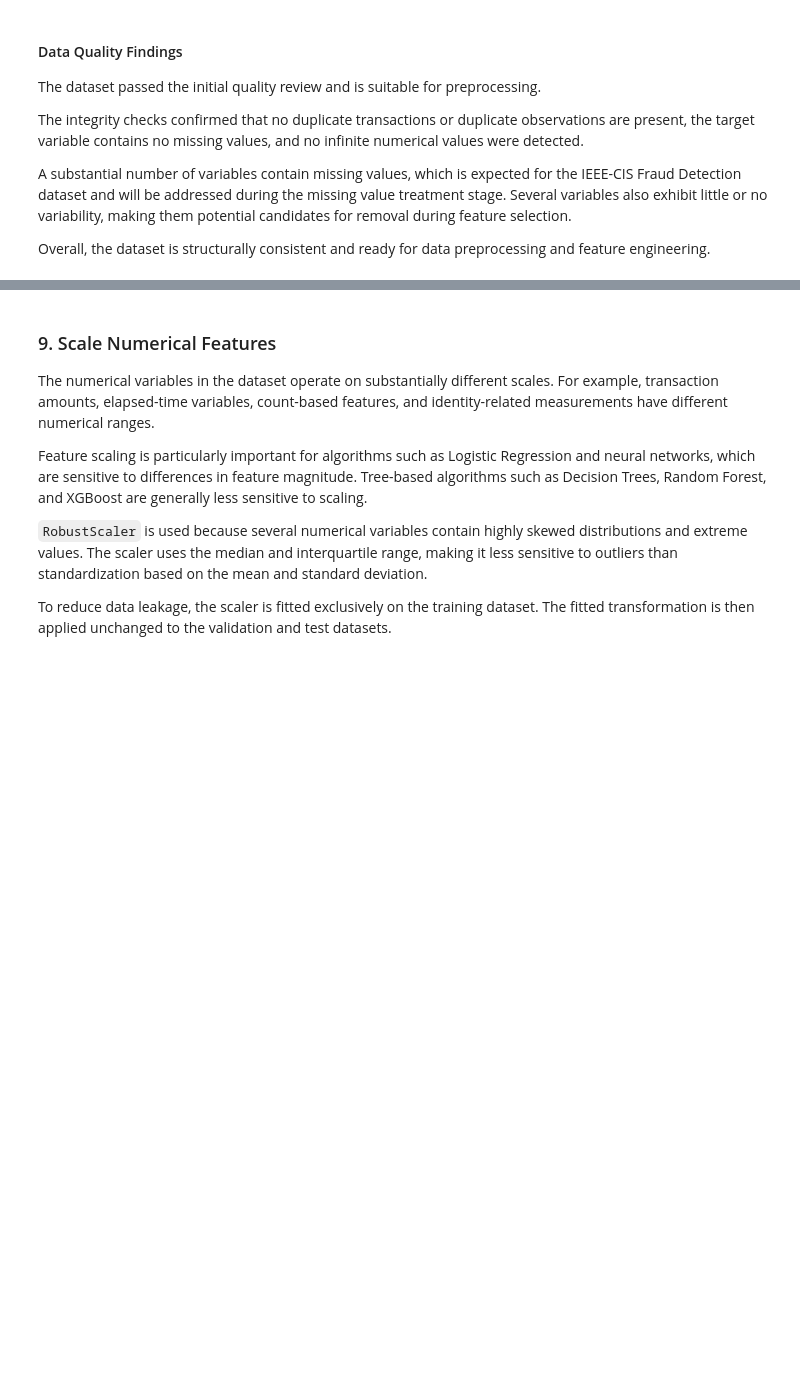
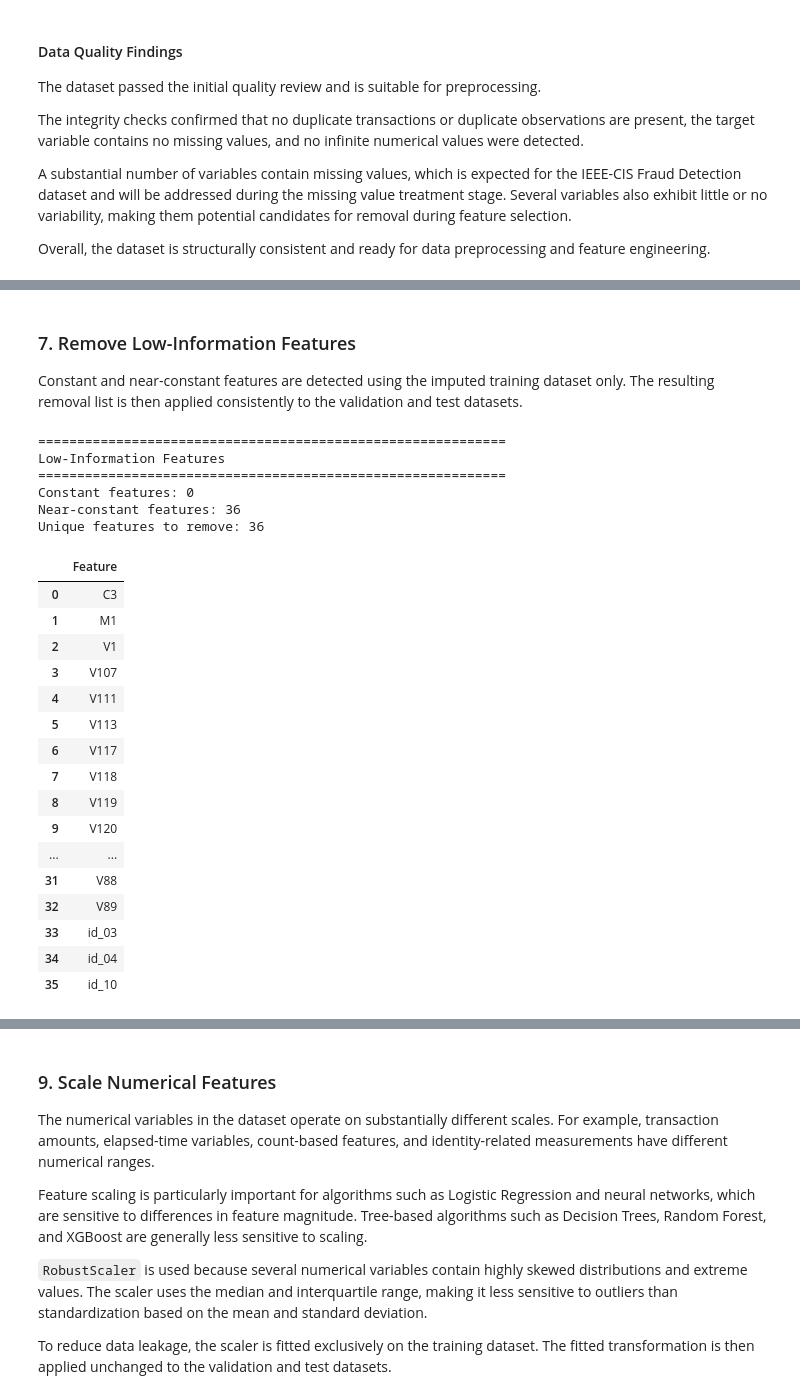
Before and after one commit to antonsoss/explainable-fraud-investigation-platform, a Jupyter notebook: notebooks/02_Data_Preprocessing_Feature_Engineering.ipynb, the cells around one changed output, grey strips where cells are left out. Drawn from its saved outputs; the diff is of its cells as text; code cells hidden in the pictures; blank space fills up the shorter version.

```diff
--- a/notebooks/02_Data_Preprocessing_Feature_Engineering.ipynb
+++ b/notebooks/02_Data_Preprocessing_Feature_Engineering.ipynb
@@ -1794,0 +1071,72 @@ Verification confirmed that there is no transaction overlap between the training
+# %% [markdown]
+### 7. Remove Low-Information Features
+
+Constant and near-constant features are detected using the imputed training dataset only. The resulting removal list is then applied consistently to the validation and test datasets.
+# %%
+# ==========================================================
+# 7.1 Identify Constant and Near-Constant Features
+# ==========================================================
+
+NEAR_CONSTANT_THRESHOLD = 0.995
+
+constant_features = [
+    column
+    for column in X_train.columns
+    if X_train[column].nunique(dropna=False) <= 1
+]
+
+near_constant_features = []
+
+for column in X_train.columns:
+    top_frequency = (
+        X_train[column]
+        .value_counts(
+            normalize=True,
+            dropna=False
+        )
+        .iloc[0]
+    )
+
+    if top_frequency >= NEAR_CONSTANT_THRESHOLD:
+        near_constant_features.append(column)
+
+low_information_features = sorted(
+    set(constant_features + near_constant_features)
+)
+
+print("=" * 60)
+print("Low-Information Features")
+print("=" * 60)
+print(f"Constant features: {len(constant_features)}")
+print(f"Near-constant features: {len(near_constant_features)}")
+print(f"Unique features to remove: {len(low_information_features)}")
+
+display(
+    pd.DataFrame({
+        "Feature": low_information_features
+    })
+)
+# %% [output]
+============================================================
+Low-Information Features
+============================================================
+Constant features: 0
+Near-constant features: 36
+Unique features to remove: 36
+|  | Feature |
+| 0 | C3 |
+| 1 | M1 |
+| 2 | V1 |
+| 3 | V107 |
+| 4 | V111 |
+| 5 | V113 |
+| 6 | V117 |
+| 7 | V118 |
+| 8 | V119 |
+| 9 | V120 |
+| ... | ... |
+| 31 | V88 |
+| 32 | V89 |
+| 33 | id_03 |
+| 34 | id_04 |
+| 35 | id_10 |
```
Also changed, not shown: parts of 130 cells of this notebook, 10 other files.
